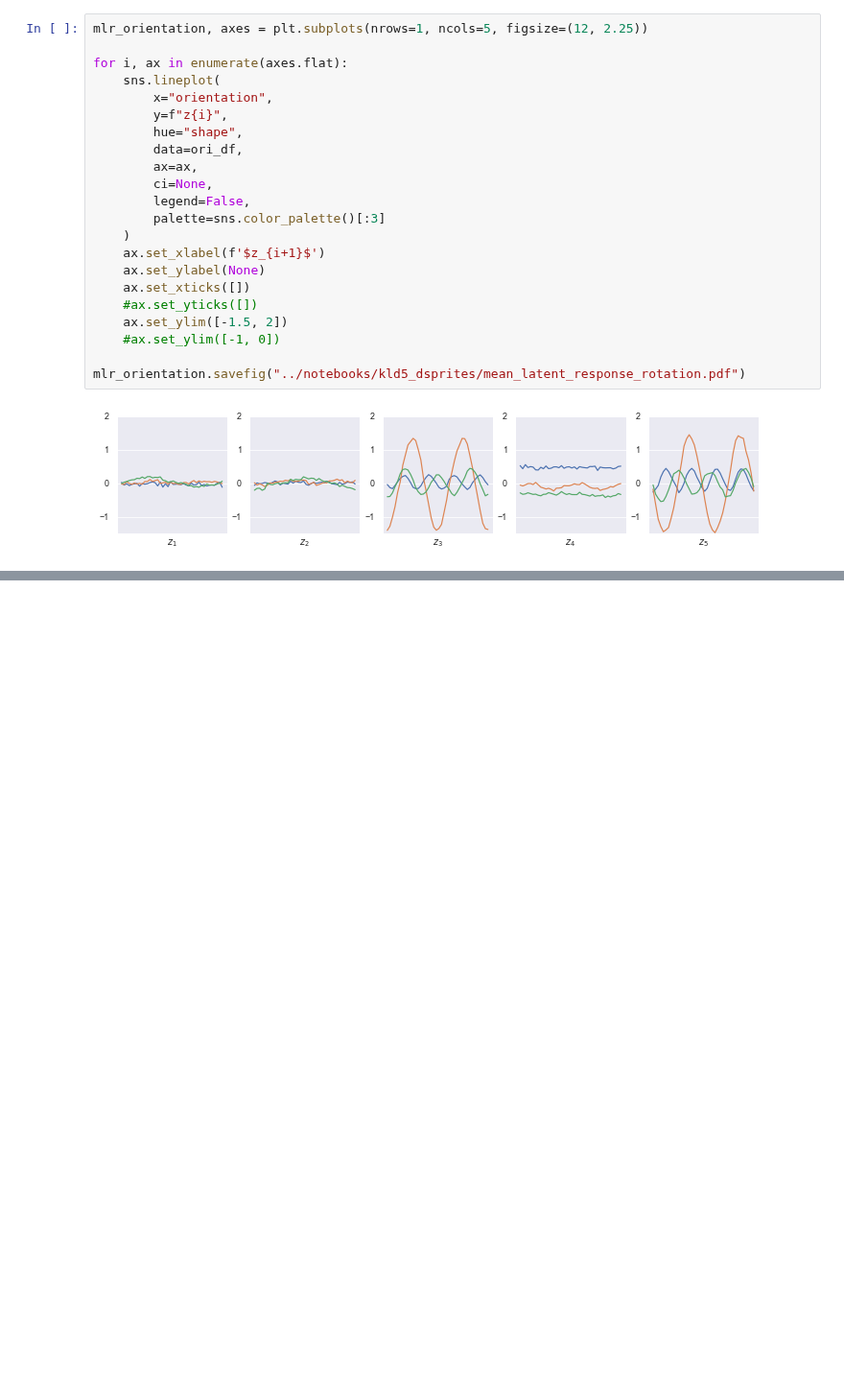
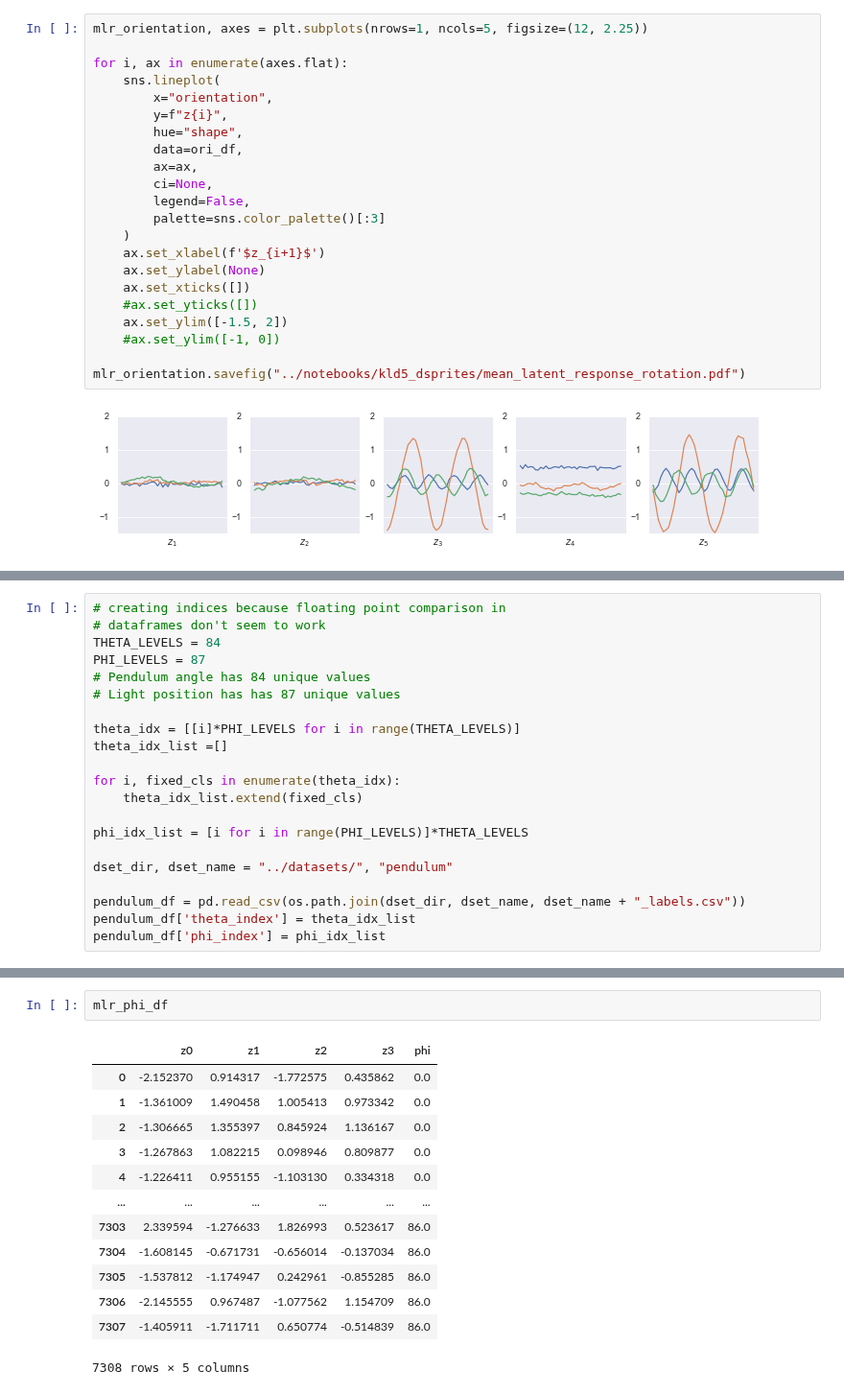
Before and after one commit to muhammadyaseen/vae-disentanglement, a Jupyter notebook: notebooks/TensorboardExport.ipynb, the cells around one changed output, grey strips where cells are left out. Shown at 96% size. Cells and saved outputs as stored; diff of their text form; blank space fills up the shorter version.

```diff
--- a/notebooks/TensorboardExport.ipynb
+++ b/notebooks/TensorboardExport.ipynb
@@ -572,0 +663,21 @@ pwd
+# %%
+# creating indices because floating point comparison in
+# dataframes don't seem to work
+THETA_LEVELS = 84
+PHI_LEVELS = 87
+# Pendulum angle has 84 unique values
+# Light position has has 87 unique values
+
+theta_idx = [[i]*PHI_LEVELS for i in range(THETA_LEVELS)]
+theta_idx_list =[]
+
+for i, fixed_cls in enumerate(theta_idx):
+    theta_idx_list.extend(fixed_cls)
+
+phi_idx_list = [i for i in range(PHI_LEVELS)]*THETA_LEVELS
+
+dset_dir, dset_name = "../datasets/", "pendulum"
+
+pendulum_df = pd.read_csv(os.path.join(dset_dir, dset_name, dset_name + "_labels.csv"))
+pendulum_df['theta_index'] = theta_idx_list
+pendulum_df['phi_index'] = phi_idx_list
@@ -572,0 +781,16 @@ pwd
+# %%
+mlr_phi_df
+# %% [output]
+|  | z0 | z1 | z2 | z3 | phi |
+| 0 | -2.152370 | 0.914317 | -1.772575 | 0.435862 | 0.0 |
+| 1 | -1.361009 | 1.490458 | 1.005413 | 0.973342 | 0.0 |
+| 2 | -1.306665 | 1.355397 | 0.845924 | 1.136167 | 0.0 |
+| 3 | -1.267863 | 1.082215 | 0.098946 | 0.809877 | 0.0 |
+| 4 | -1.226411 | 0.955155 | -1.103130 | 0.334318 | 0.0 |
+| ... | ... | ... | ... | ... | ... |
+| 7303 | 2.339594 | -1.276633 | 1.826993 | 0.523617 | 86.0 |
+| 7304 | -1.608145 | -0.671731 | -0.656014 | -0.137034 | 86.0 |
+| 7305 | -1.537812 | -1.174947 | 0.242961 | -0.855285 | 86.0 |
+| 7306 | -2.145555 | 0.967487 | -1.077562 | 1.154709 | 86.0 |
+| 7307 | -1.405911 | -1.711711 | 0.650774 | -0.514839 | 86.0 |
+7308 rows × 5 columns
```
Also changed, not shown: parts of 9 cells of this notebook, 20 other files.
